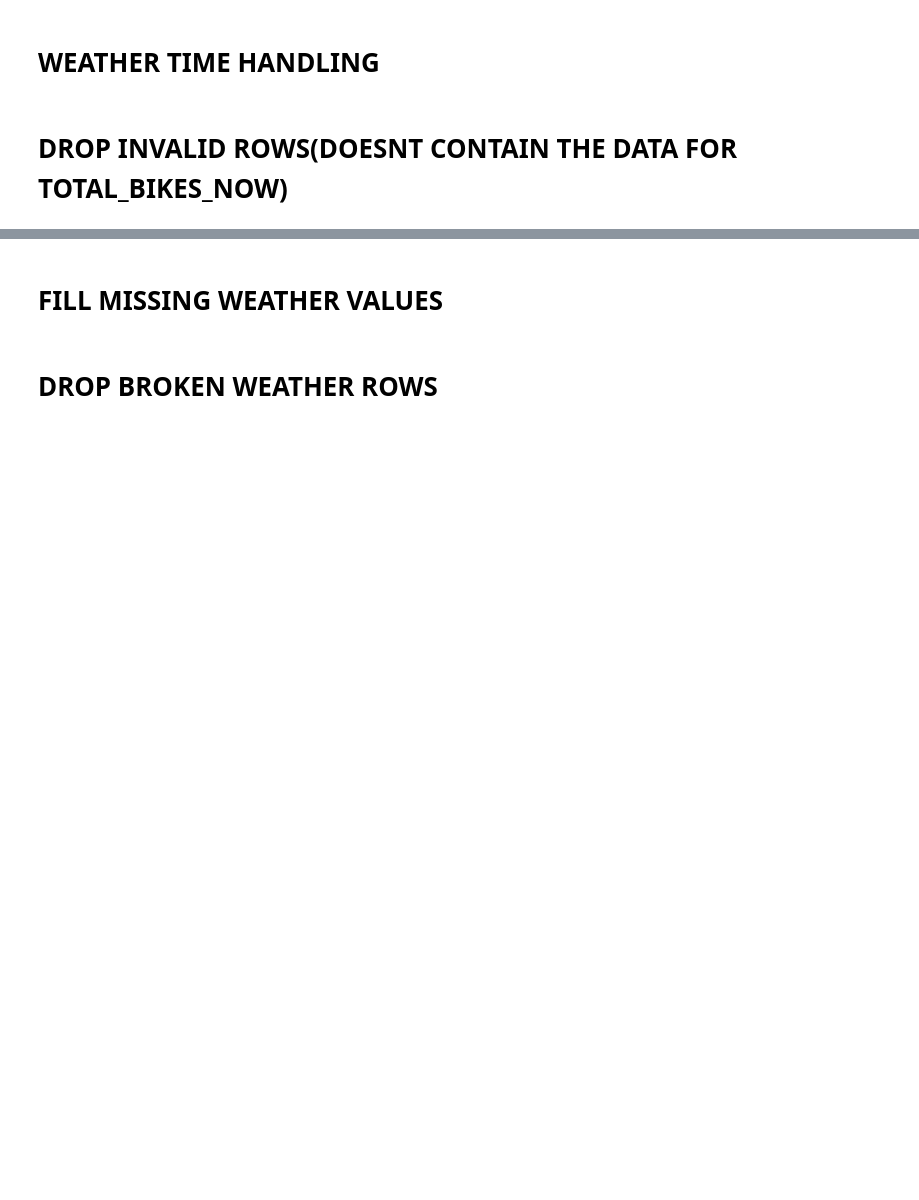
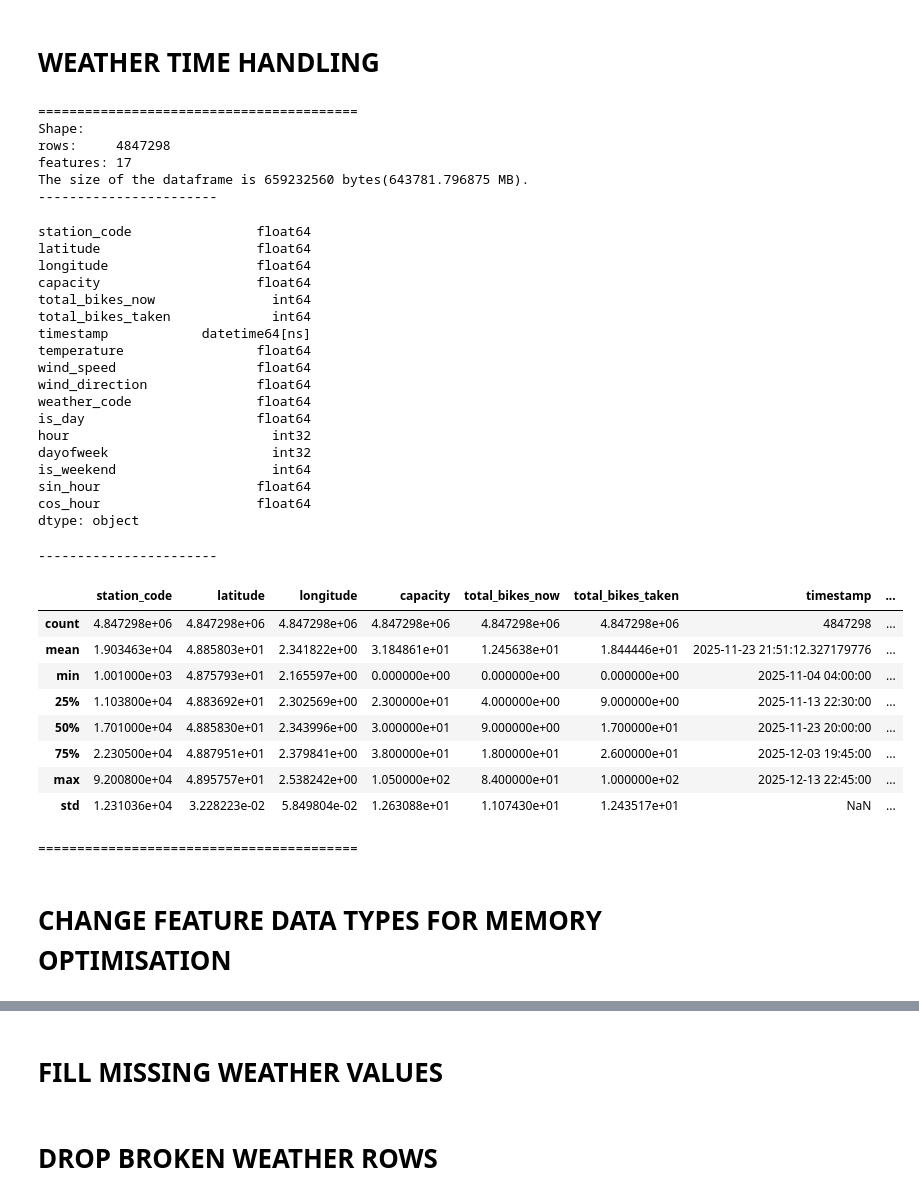
Before and after one commit to EmirhanFaruk/Projet-DALAS, a Jupyter notebook: prepare_data/prepare_data.ipynb, the cells around one changed output, grey strips where cells are left out. Cells and saved outputs as stored; diff of their text form; code cells hidden in the pictures; blank space fills up the shorter version.

```diff
--- a/prepare_data/prepare_data.ipynb
+++ b/prepare_data/prepare_data.ipynb
@@ -100,19 +267,57 @@ Initial shape: (4907829, 11)
 # %% [markdown]
 # WEATHER TIME HANDLING
 # %%
-df["timestamp"] = pd.to_datetime(df["timestamp"], errors="coerce")
+df_cleaned["timestamp"] = pd.to_datetime(df_cleaned["timestamp"], errors="coerce")
 
 # Drop rows without time
-df = df.dropna(subset=["timestamp"])
+df_cleaned = df_cleaned.dropna(subset=["timestamp"])
 
 # Time features
-df["hour"] = df["timestamp"].dt.hour
-df["dayofweek"] = df["timestamp"].dt.dayofweek
-df["is_weekend"] = (df["dayofweek"] >= 5).astype(int)
+df_cleaned["hour"] = df_cleaned["timestamp"].dt.hour
+df_cleaned["dayofweek"] = df_cleaned["timestamp"].dt.dayofweek
+df_cleaned["is_weekend"] = (df_cleaned["dayofweek"] >= 5).astype(int)
 
 # Cyclical encoding
-df["sin_hour"] = np.sin(2 * np.pi * df["hour"] / 24)
-df["cos_hour"] = np.cos(2 * np.pi * df["hour"] / 24)
+df_cleaned["sin_hour"] = np.sin(2 * np.pi * df_cleaned["hour"] / 24)
+df_cleaned["cos_hour"] = np.cos(2 * np.pi * df_cleaned["hour"] / 24)
+# %%
+print_df(df_cleaned)
+# %% [output]
+=========================================
+Shape:
+rows:     4847298
+features: 17
+The size of the dataframe is 659232560 bytes(643781.796875 MB).
+-----------------------
+station_code                float64
+latitude                    float64
+longitude                   float64
+capacity                    float64
+total_bikes_now               int64
+total_bikes_taken             int64
+timestamp            datetime64[ns]
+temperature                 float64
+wind_speed                  float64
+wind_direction              float64
+weather_code                float64
+is_day                      float64
+hour                          int32
+dayofweek                     int32
+is_weekend                    int64
+sin_hour                    float64
+cos_hour                    float64
+dtype: object
+-----------------------
+|  | station_code | latitude | longitude | capacity | total_bikes_now | total_bikes_taken | timestamp | ... |
+| count | 4.847298e+06 | 4.847298e+06 | 4.847298e+06 | 4.847298e+06 | 4.847298e+06 | 4.847298e+06 | 4847298 | ... |
+| mean | 1.903463e+04 | 4.885803e+01 | 2.341822e+00 | 3.184861e+01 | 1.245638e+01 | 1.844446e+01 | 2025-11-23 21:51:12.327179776 | ... |
+| min | 1.001000e+03 | 4.875793e+01 | 2.165597e+00 | 0.000000e+00 | 0.000000e+00 | 0.000000e+00 | 2025-11-04 04:00:00 | ... |
+| 25% | 1.103800e+04 | 4.883692e+01 | 2.302569e+00 | 2.300000e+01 | 4.000000e+00 | 9.000000e+00 | 2025-11-13 22:30:00 | ... |
+| 50% | 1.701000e+04 | 4.885830e+01 | 2.343996e+00 | 3.000000e+01 | 9.000000e+00 | 1.700000e+01 | 2025-11-23 20:00:00 | ... |
+| 75% | 2.230500e+04 | 4.887951e+01 | 2.379841e+00 | 3.800000e+01 | 1.800000e+01 | 2.600000e+01 | 2025-12-03 19:45:00 | ... |
+| max | 9.200800e+04 | 4.895757e+01 | 2.538242e+00 | 1.050000e+02 | 8.400000e+01 | 1.000000e+02 | 2025-12-13 22:45:00 | ... |
+| std | 1.231036e+04 | 3.228223e-02 | 5.849804e-02 | 1.263088e+01 | 1.107430e+01 | 1.243517e+01 | NaN | ... |
+=========================================
 # %% [markdown]
-# DROP INVALID ROWS(DOESNT CONTAIN THE DATA FOR TOTAL_BIKES_NOW)
+# CHANGE FEATURE DATA TYPES FOR MEMORY OPTIMISATION
 # %%
```
Also changed, not shown: parts of 31 cells of this notebook, 11 other files.
